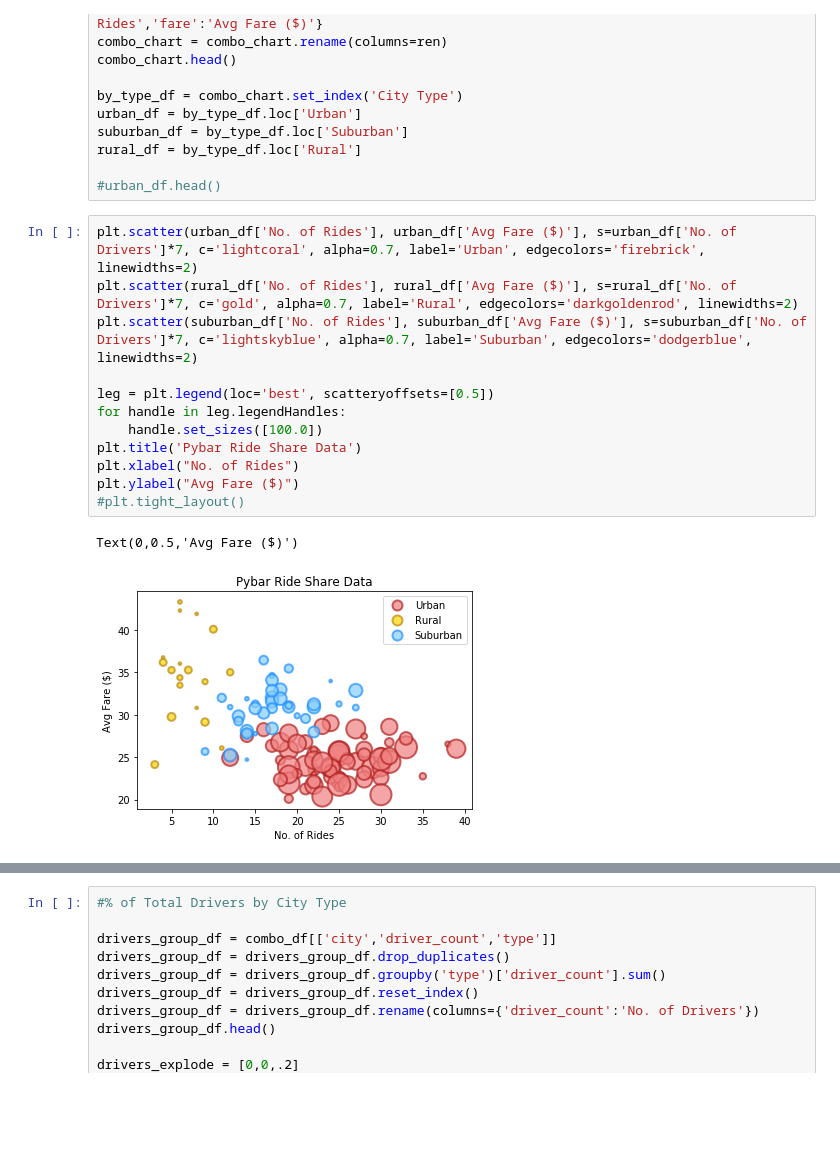
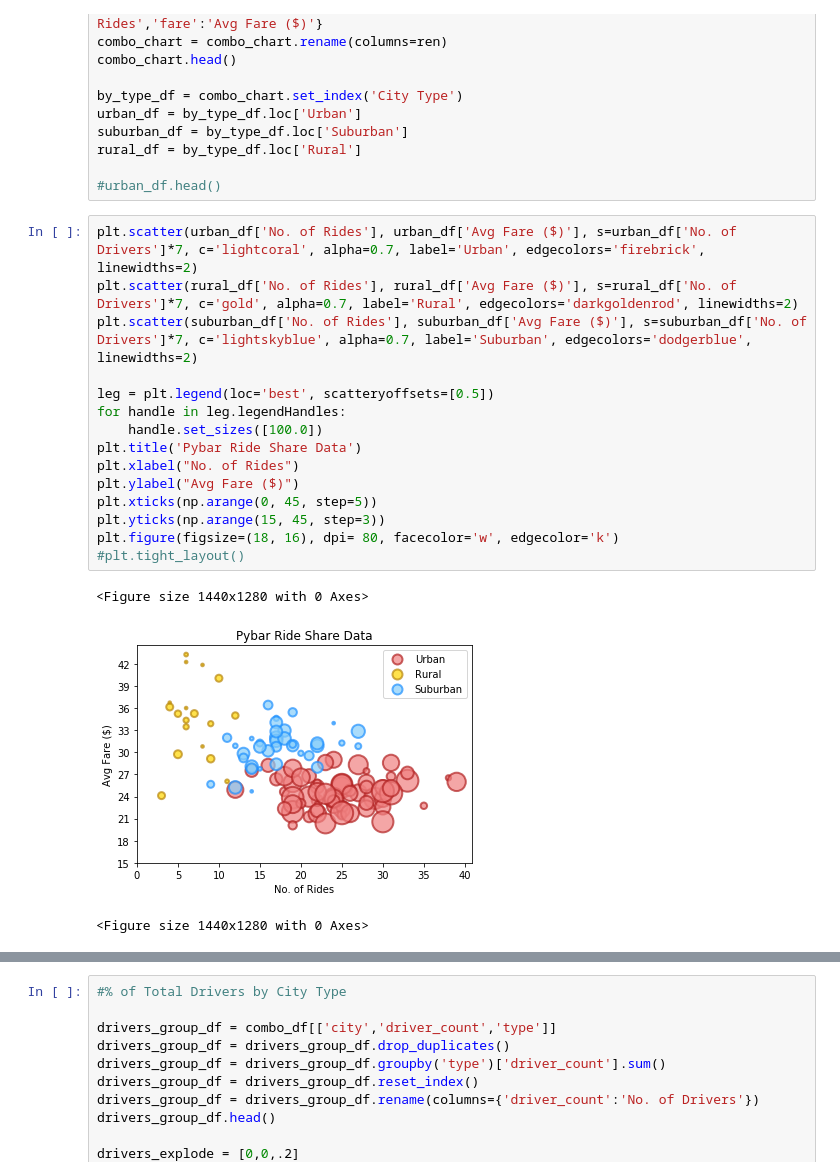
Before and after one commit to goodmanc528/05matplotlib, a Jupyter notebook: Pyber/Pybar-Copy1.ipynb, the cells around one changed output, grey strips where cells are left out. Cells and saved outputs as stored; diff of their text form; blank space fills up the shorter version.

```diff
--- a/Pyber/Pybar-Copy1.ipynb
+++ b/Pyber/Pybar-Copy1.ipynb
@@ -55,18 +59,22 @@ rural_df = by_type_df.loc['Rural']
 # %%
 plt.scatter(urban_df['No. of Rides'], urban_df['Avg Fare ($)'], s=urban_df['No. of Drivers']*7, c='lightcoral', alpha=0.7, label='Urban', edgecolors='firebrick', linewidths=2)
 plt.scatter(rural_df['No. of Rides'], rural_df['Avg Fare ($)'], s=rural_df['No. of Drivers']*7, c='gold', alpha=0.7, label='Rural', edgecolors='darkgoldenrod', linewidths=2)
 plt.scatter(suburban_df['No. of Rides'], suburban_df['Avg Fare ($)'], s=suburban_df['No. of Drivers']*7, c='lightskyblue', alpha=0.7, label='Suburban', edgecolors='dodgerblue', linewidths=2)
 
 leg = plt.legend(loc='best', scatteryoffsets=[0.5])
 for handle in leg.legendHandles:
     handle.set_sizes([100.0])
 plt.title('Pybar Ride Share Data')
 plt.xlabel("No. of Rides")
 plt.ylabel("Avg Fare ($)")
+plt.xticks(np.arange(0, 45, step=5))
+plt.yticks(np.arange(15, 45, step=3))
+plt.figure(figsize=(18, 16), dpi= 80, facecolor='w', edgecolor='k')
 #plt.tight_layout()
 # %% [output]
-Text(0,0.5,'Avg Fare ($)')
+<Figure size 1440x1280 with 0 Axes>
-[figure, old version]
+[figure, new version]
+<Figure size 1440x1280 with 0 Axes>
 # %%
 # % of Total Fares by City Type pie chart
 fares_df = combo_df[['type','fare']]
```
Also changed, not shown: parts of 4 cells of this notebook, 1 other file.
